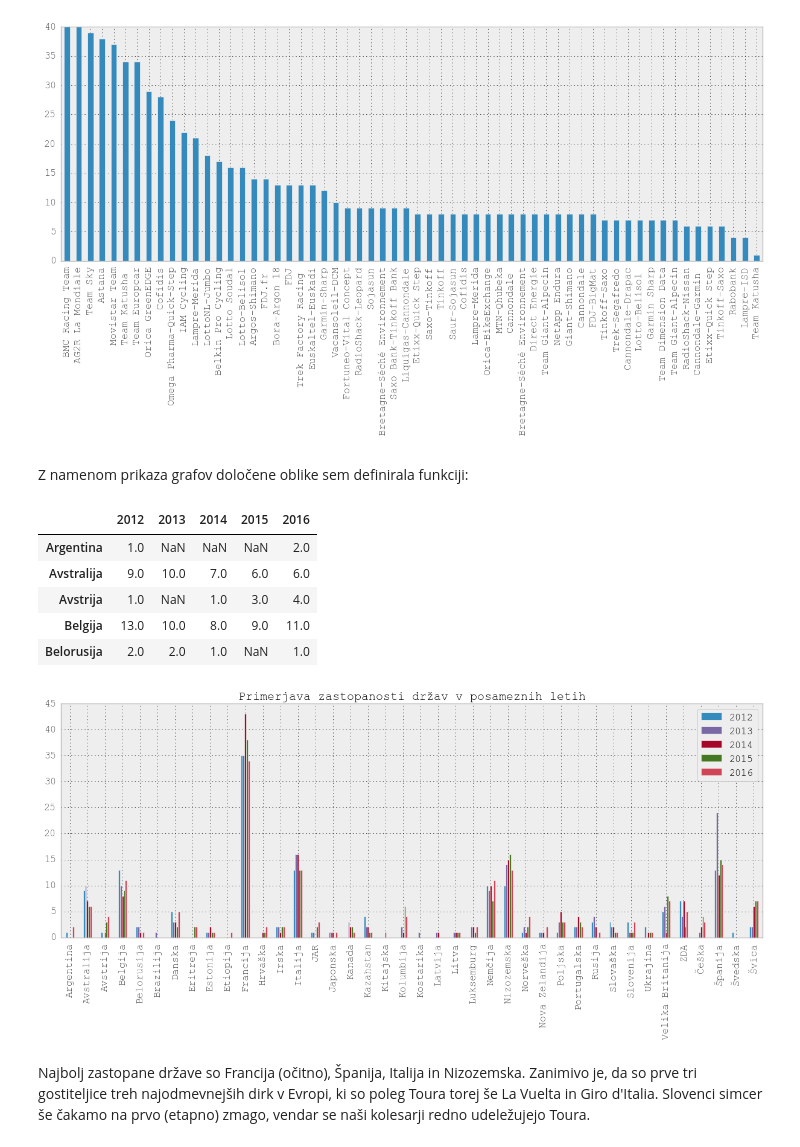
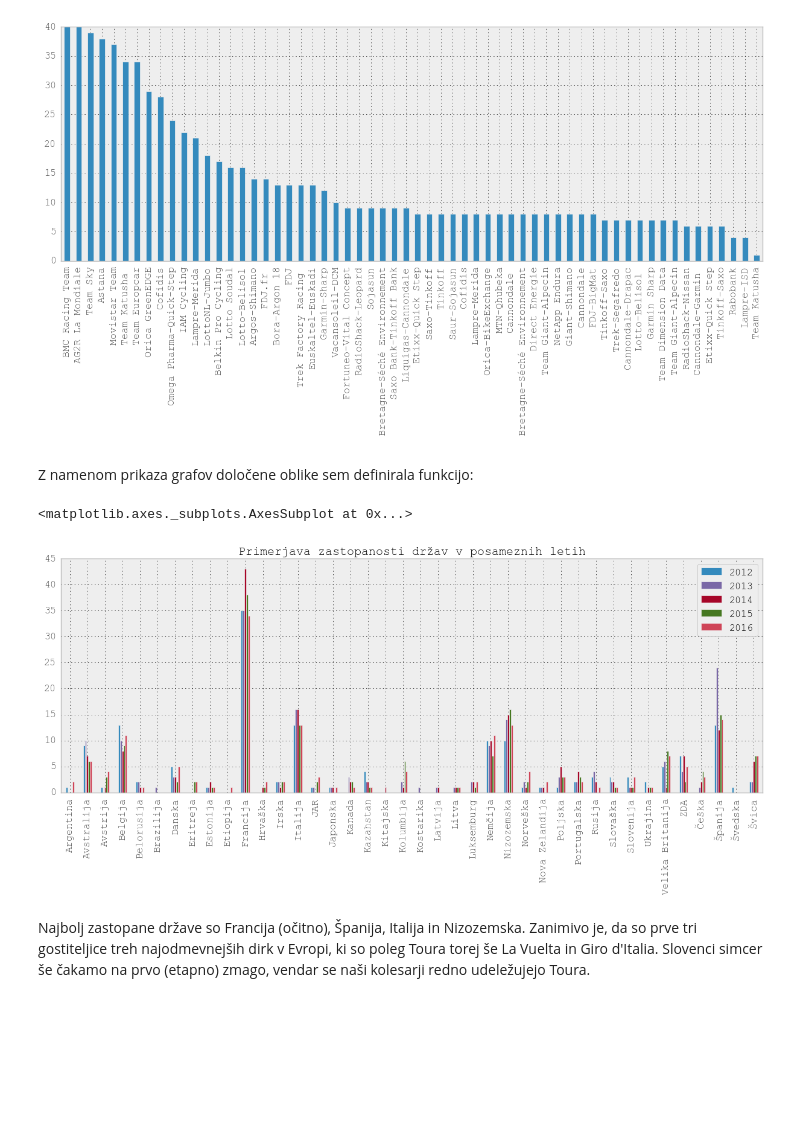
Before and after one commit to aeTS/Projekt-PRO1, a Jupyter notebook: Projekt_analiza_Tour.ipynb, the cells around one changed output. Saved outputs shown, nothing was run; the diff lists cells and outputs as text; code cells hidden in the pictures; blank space fills up the shorter version.

```diff
--- a/Projekt_analiza_Tour.ipynb
+++ b/Projekt_analiza_Tour.ipynb
@@ -225,5 +204,5 @@ vse['ekipa'].value_counts().plot(kind='bar', fontsize='12')
 <matplotlib.axes._subplots.AxesSubplot at 0x...>
 [figure]
 # %% [markdown]
-Z namenom prikaza grafov določene oblike sem definirala funkciji:
+Z namenom prikaza grafov določene oblike sem definirala funkcijo:
 # %%
@@ -240,18 +212,17 @@ def graf(d1, d2, d3, d4, d5, stolpec, naslov, imena):
                    axis=1)
     df.columns = imena
     return df.plot(kind='bar', fontsize='12',title=naslov)
-# %%
-graf(r2012, r2013, r2014, r2015, r2016, 'država', 'Primerjava zastopanosti držav v posameznih letih',
-    ['2012', '2013', '2014', '2015', '2016'])
-tabela(r2012, r2013, r2014, r2015, r2016, 'država')[:5]
-# %% [output]
-|  | 2012 | 2013 | 2014 | 2015 | 2016 |
-| Argentina | 1.0 | NaN | NaN | NaN | 2.0 |
-| Avstralija | 9.0 | 10.0 | 7.0 | 6.0 | 6.0 |
-| Avstrija | 1.0 | NaN | 1.0 | 3.0 | 4.0 |
-| Belgija | 13.0 | 10.0 | 8.0 | 9.0 | 11.0 |
-| Belorusija | 2.0 | 2.0 | 1.0 | NaN | 1.0 |
-[figure, removed]
+# %%
+graf(tab[tab.leto == 2012],
+     tab[tab.leto == 2013],
+     tab[tab.leto == 2014],
+     tab[tab.leto == 2015],
+     tab[tab.leto == 2016],
+     'država', 'Primerjava zastopanosti držav v posameznih letih',
+    ['2012', '2013', '2014', '2015', '2016'])
+# %% [output]
+<matplotlib.axes._subplots.AxesSubplot at 0x...>
+[figure, added]
 # %% [markdown]
 Najbolj zastopane države so Francija (očitno), Španija, Italija in Nizozemska. Zanimivo je, da so prve tri gostiteljice treh najodmevnejših dirk v Evropi, ki so poleg Toura torej še La Vuelta in Giro d'Italia.
 Slovenci simcer še čakamo na prvo (etapno) zmago, vendar se naši kolesarji redno udeležujejo Toura.
```
Also changed, not shown: parts of 58 cells of this notebook, 4 other files.
